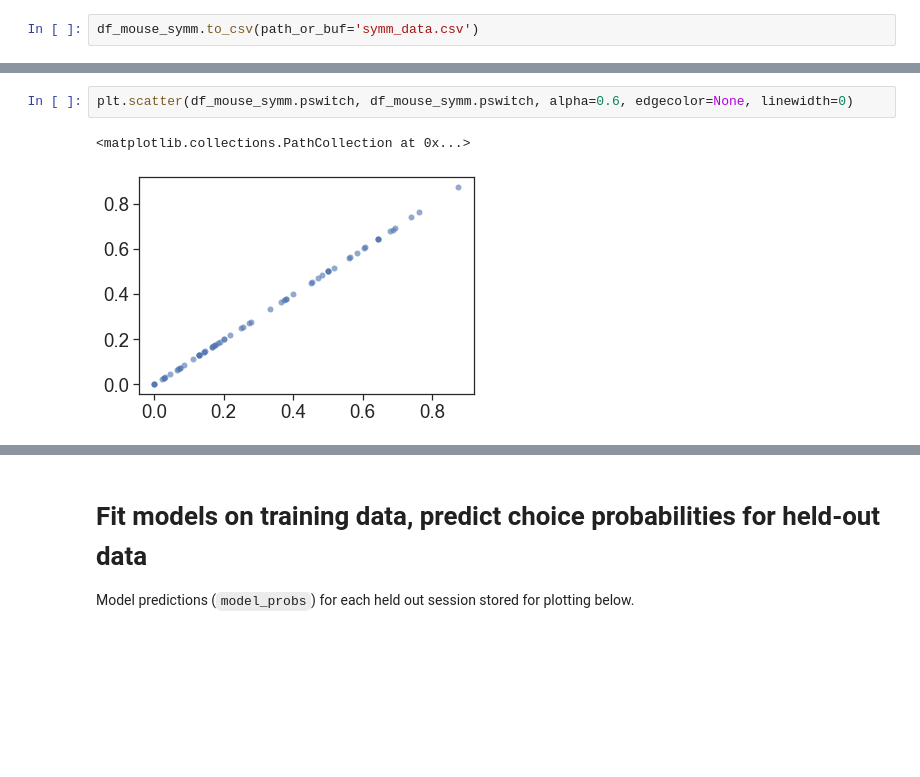
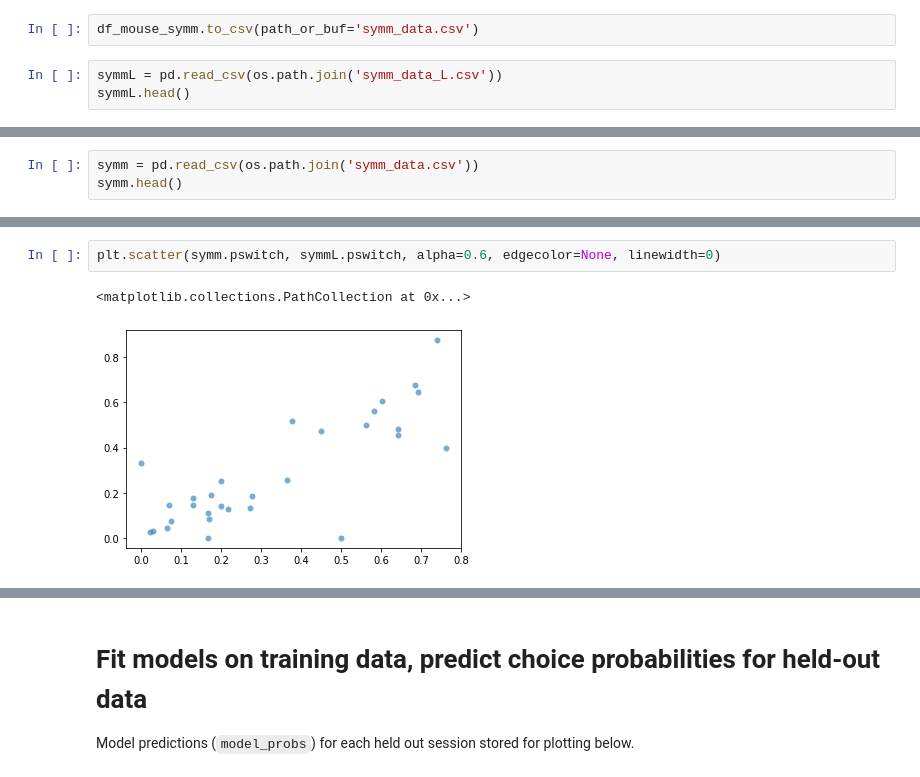
Before and after one commit to mwall2017/2ABT_behavior_models, a Jupyter notebook: run_models_mike data.ipynb, the cells around one changed output, grey strips where cells are left out. Saved outputs shown, nothing was run; the diff lists cells and outputs as text; blank space fills up the shorter version.

```diff
--- a/run_models_mike data.ipynb
+++ b/run_models_mike data.ipynb
@@ -157,3 +157,6 @@ df_mouse_symm[0:20]
 | 9 | LlR | 0.176471 | 34 | 0.065379 | 0.176471 | 0.065379 |
 # %%
 df_mouse_symm.to_csv(path_or_buf='symm_data.csv')
+# %%
+symmL = pd.read_csv(os.path.join('symm_data_L.csv'))
+symmL.head()
@@ -159,0 +170,3 @@ df_mouse_symm.to_csv(path_or_buf='symm_data.csv')
+# %%
+symm = pd.read_csv(os.path.join('symm_data.csv'))
+symm.head()
@@ -160,5 +180,5 @@ df_mouse_symm.to_csv(path_or_buf='symm_data.csv')
 # %%
-plt.scatter(df_mouse_symm.pswitch, df_mouse_symm.pswitch, alpha=0.6, edgecolor=None, linewidth=0)
+plt.scatter(symm.pswitch, symmL.pswitch, alpha=0.6, edgecolor=None, linewidth=0)
 # %% [output]
 <matplotlib.collections.PathCollection at 0x...>
-[figure, old version]
+[figure, new version]
```
Also changed, not shown: parts of 3 cells of this notebook, 2 other files.
